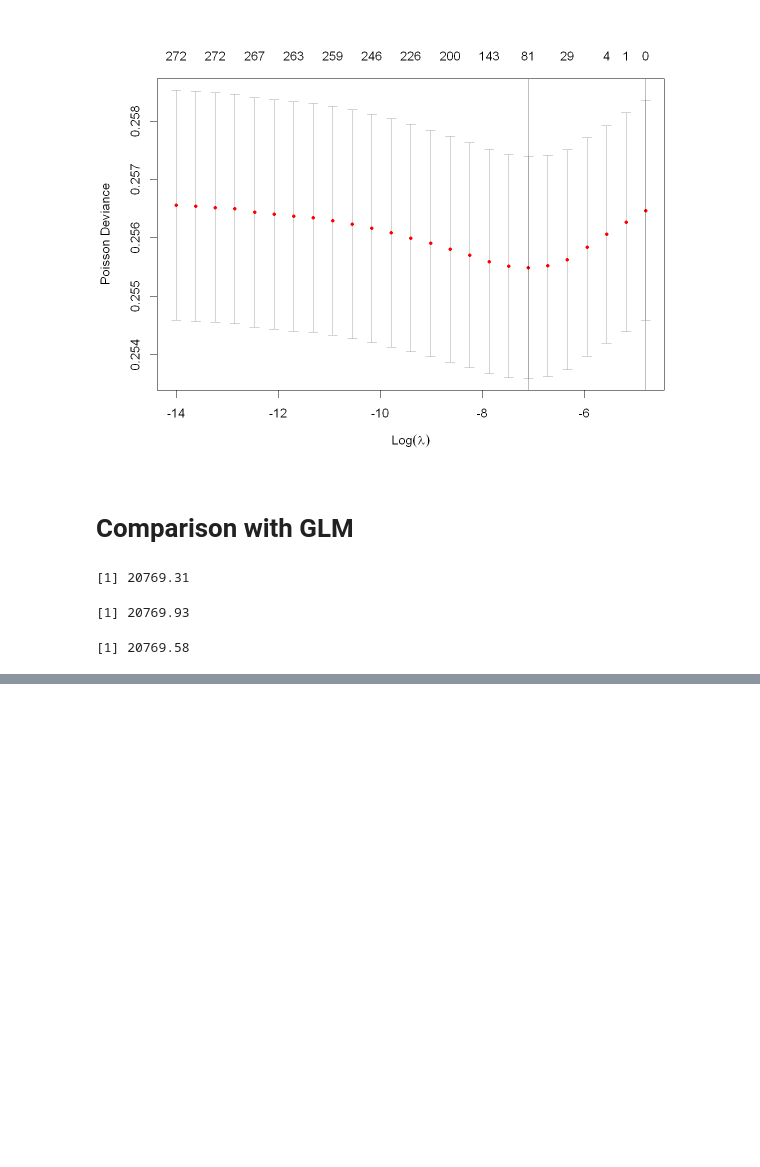
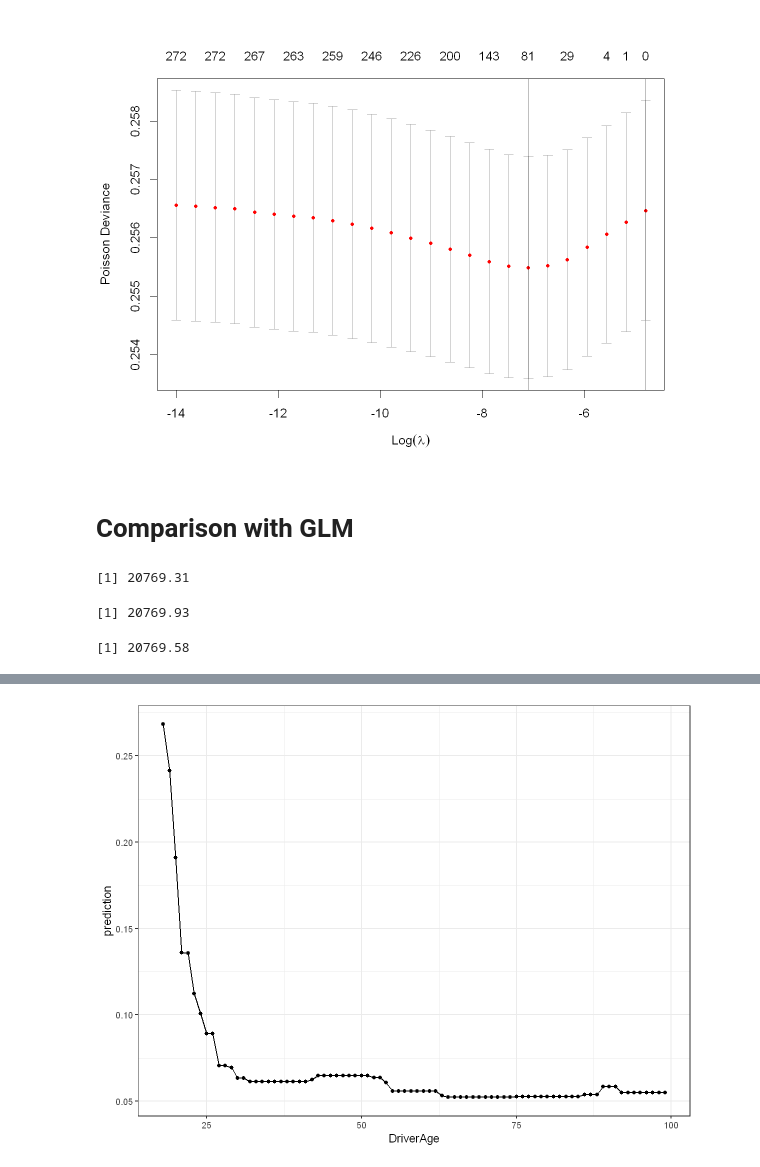
Before and after one commit to fpechon/UCLouvain-LACTU2110, a Jupyter notebook: 5. GLM/Elastic Net.ipynb, the cells around one changed output, grey strips where cells are left out. Drawn from its saved outputs; the diff is of its cells as text; code cells hidden in the pictures; blank space fills up the shorter version.

```diff
--- a/5. GLM/Elastic Net.ipynb
+++ b/5. GLM/Elastic Net.ipynb
@@ -190,0 +227,17 @@ x_test = model.matrix(ClaimNb ~ 0 + Power * Region + Power * Brand + Power * Gas
+# %%
+set.seed(542)
+folds = createFolds(training_set$ClaimNb, 5, list=FALSE)
+
+set.seed(58)
+m.lasso.1.cv = cv.glmnet(  model_exp_x, y = training_set$ClaimNb,
+                           offset = log(training_set$Exposure),
+                           family = "poisson",
+                           alpha = 1, #LASSO = 1, Ridge = 0,
+                           nfolds = 5,
+                           foldid = folds,
+                           maxit=10^4,
+                           nlambda = 25)
+
+
+ptn_1 = Sys.time() - ptn
+ptn_1
@@ -190,0 +276,22 @@ x_test = model.matrix(ClaimNb ~ 0 + Power * Region + Power * Brand + Power * Gas
+# %%
+plotdata = expand.grid(DriverAge = 18:99, CarAge = 0:25, Exposure = 1)
+
+
+for (age in (18:99)){
+    plotdata[paste0("DriverAge_", age)] = 1*(plotdata$DriverAge <= age)
+}
+for (vehage in (0:25)){
+    plotdata[paste0("CarAge_", vehage)] = 1*(plotdata$CarAge <= vehage)
+}
+
+plotdata['prediction'] = predict(m.lasso.1.cv,
+                                 as.matrix(subset(plotdata, select = -c(DriverAge, CarAge, Exposure))),
+                                 newoffset = 0,
+                                 type="response",
+                                 s = m.lasso.1.cv$lambda.min)
+# %%
+require(ggplot2)
+ggplot(plotdata %>% group_by(DriverAge) %>% summarise(prediction = mean(prediction)),
+       aes(x=DriverAge, y=prediction)) + geom_point() + geom_line() + theme_bw()
+# %% [output]
+[figure, added]
```
Also changed, not shown: parts of 13 cells of this notebook, 7 other files.
